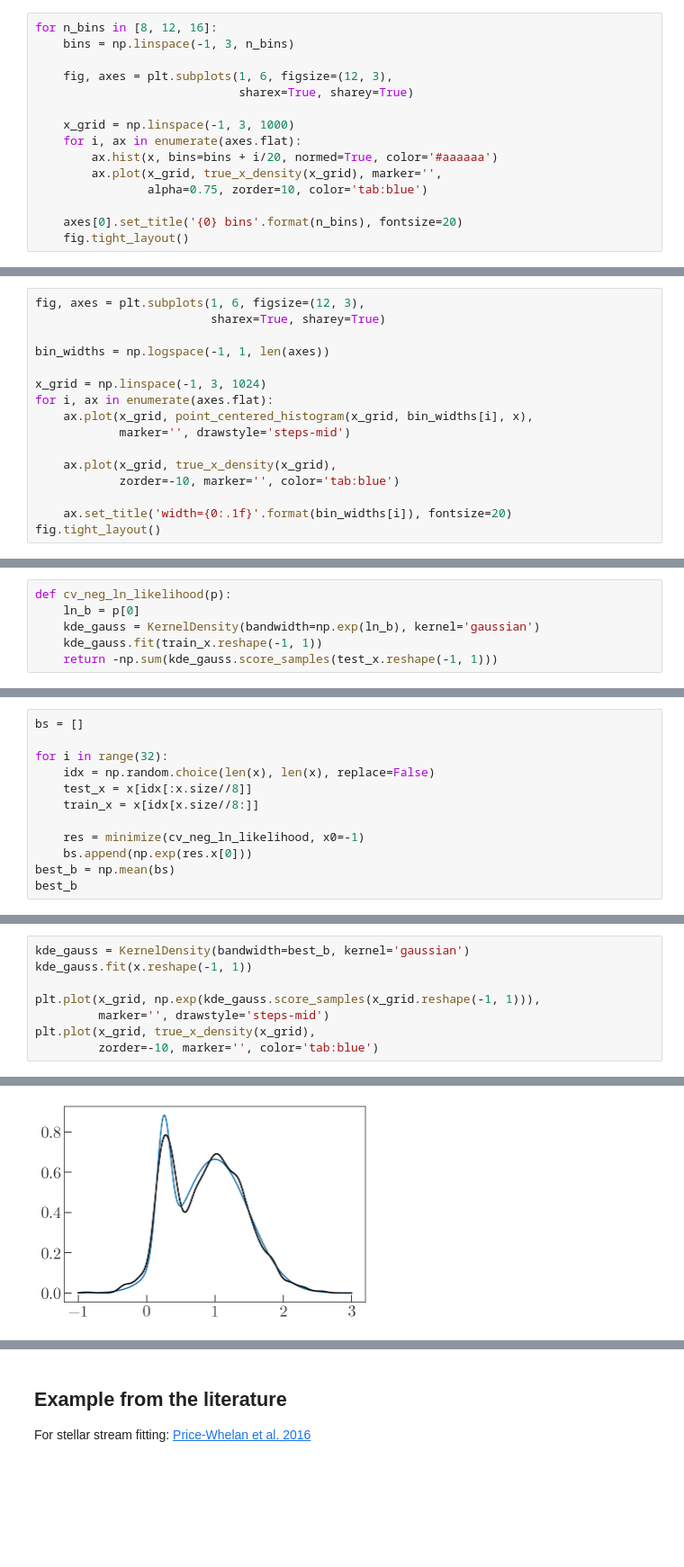
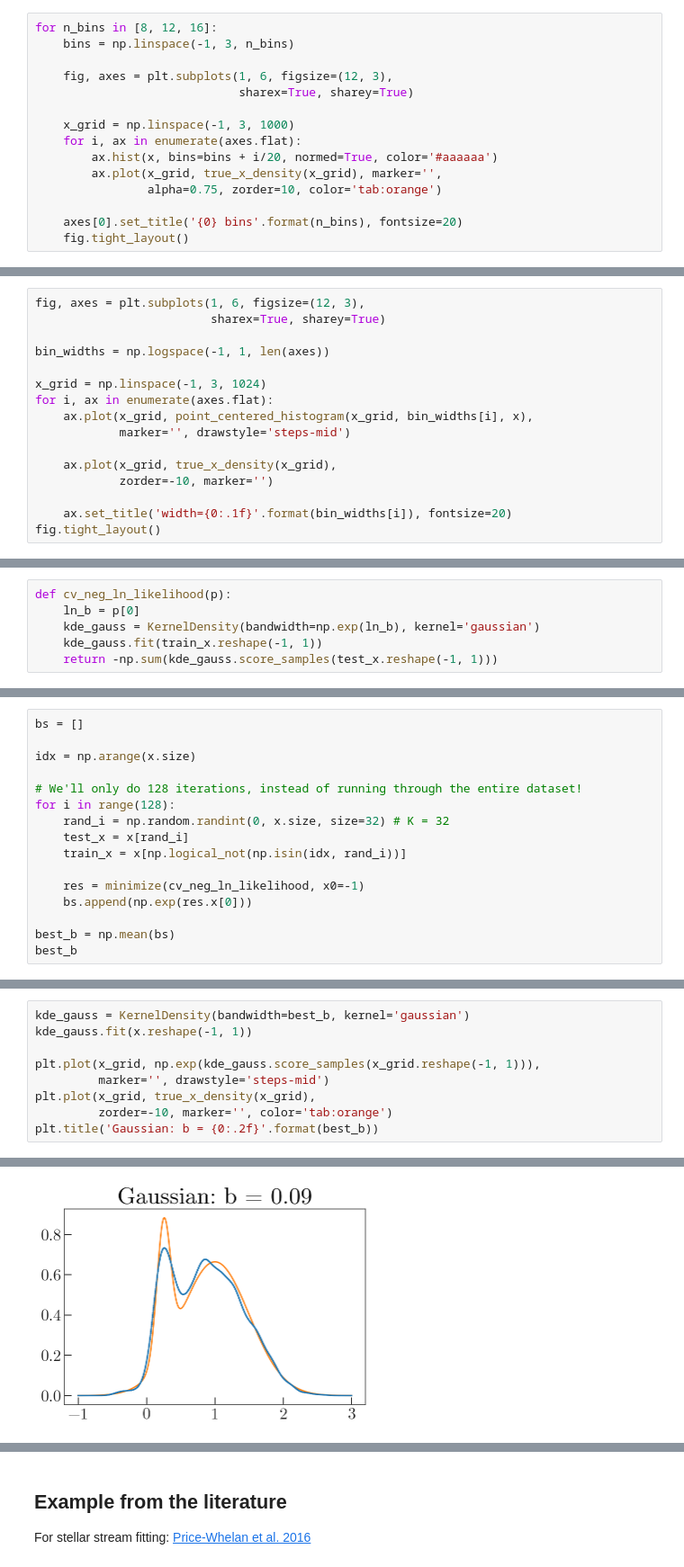
Before and after one commit to pmelchior/ml-for-the-sciences, a Jupyter notebook: density-estimation/1-Kernel-density-estimation.ipynb, the cells around one changed output, grey strips where cells are left out. Shown at 90% size. Drawn from its saved outputs; the diff is of its cells as text; blank space fills up the shorter version.

```diff
--- a/density-estimation/1-Kernel-density-estimation.ipynb
+++ b/density-estimation/1-Kernel-density-estimation.ipynb
@@ -58,7 +60,7 @@ for n_bins in [8, 12, 16]:
     for i, ax in enumerate(axes.flat):
         ax.hist(x, bins=bins + i/20, normed=True, color='#aaaaaa')
         ax.plot(x_grid, true_x_density(x_grid), marker='',
-                alpha=0.75, zorder=10, color='tab:blue')
+                alpha=0.75, zorder=10, color='tab:orange')
 
     axes[0].set_title('{0} bins'.format(n_bins), fontsize=20)
     fig.tight_layout()
@@ -106,7 +108,7 @@ for i, ax in enumerate(axes.flat):
             marker='', drawstyle='steps-mid')
 
     ax.plot(x_grid, true_x_density(x_grid),
-            zorder=-10, marker='', color='tab:blue')
+            zorder=-10, marker='')
 
     ax.set_title('width={0:.1f}'.format(bin_widths[i]), fontsize=20)
 fig.tight_layout()
@@ -192,13 +225,17 @@ def cv_neg_ln_likelihood(p):
 # %%
 bs = []
 
-for i in range(32):
-    idx = np.random.choice(len(x), len(x), replace=False)
-    test_x = x[idx[:x.size//8]]
-    train_x = x[idx[x.size//8:]]
+idx = np.arange(x.size)
+
+# We'll only do 128 iterations, instead of running through the entire dataset!
+for i in range(128):
+    rand_i = np.random.randint(0, x.size, size=32) # K = 32
+    test_x = x[rand_i]
+    train_x = x[np.logical_not(np.isin(idx, rand_i))]
 
     res = minimize(cv_neg_ln_likelihood, x0=-1)
     bs.append(np.exp(res.x[0]))
+
 best_b = np.mean(bs)
 best_b
 # %% [output]
@@ -210,5 +247,6 @@ kde_gauss.fit(x.reshape(-1, 1))
 plt.plot(x_grid, np.exp(kde_gauss.score_samples(x_grid.reshape(-1, 1))),
          marker='', drawstyle='steps-mid')
 plt.plot(x_grid, true_x_density(x_grid),
-         zorder=-10, marker='', color='tab:blue')
+         zorder=-10, marker='', color='tab:orange')
+plt.title('Gaussian: b = {0:.2f}'.format(best_b))
 # %% [output]
@@ -216 +254 @@ plt.plot(x_grid, true_x_density(x_grid),
-[figure, old version]
+[figure, new version]
```
Also changed, not shown: parts of 39 cells of this notebook, 2 other files.
